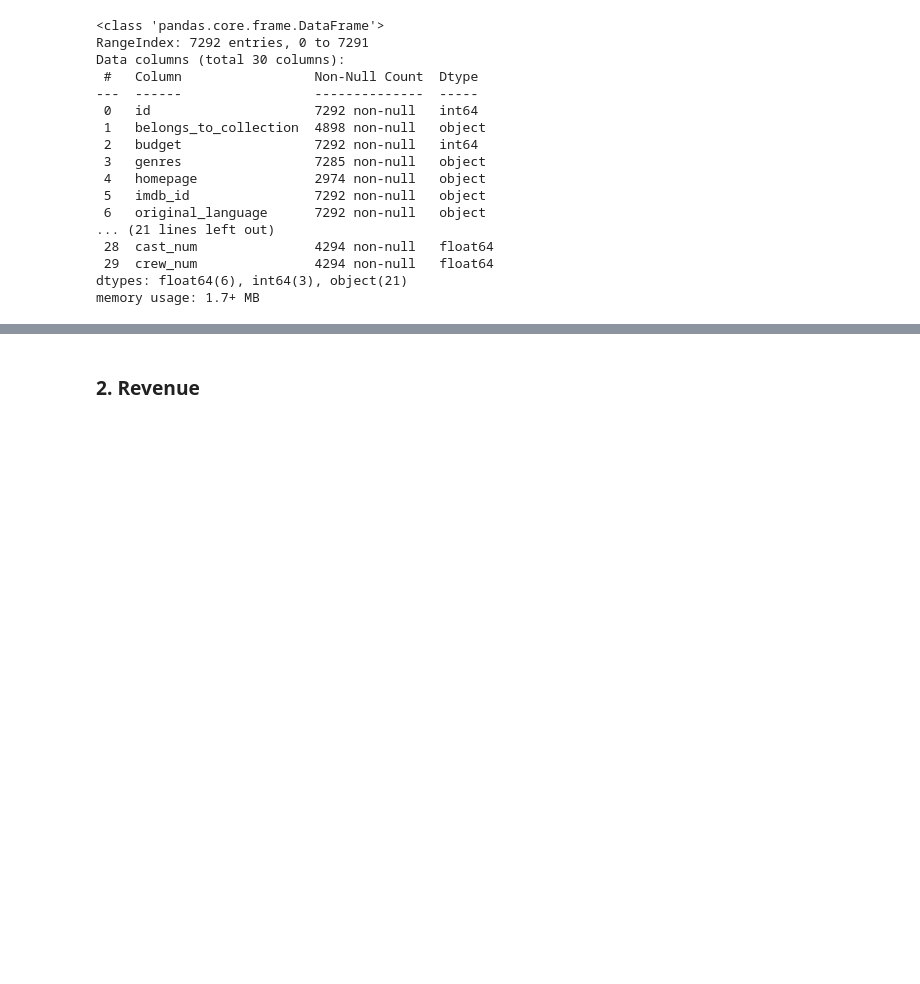
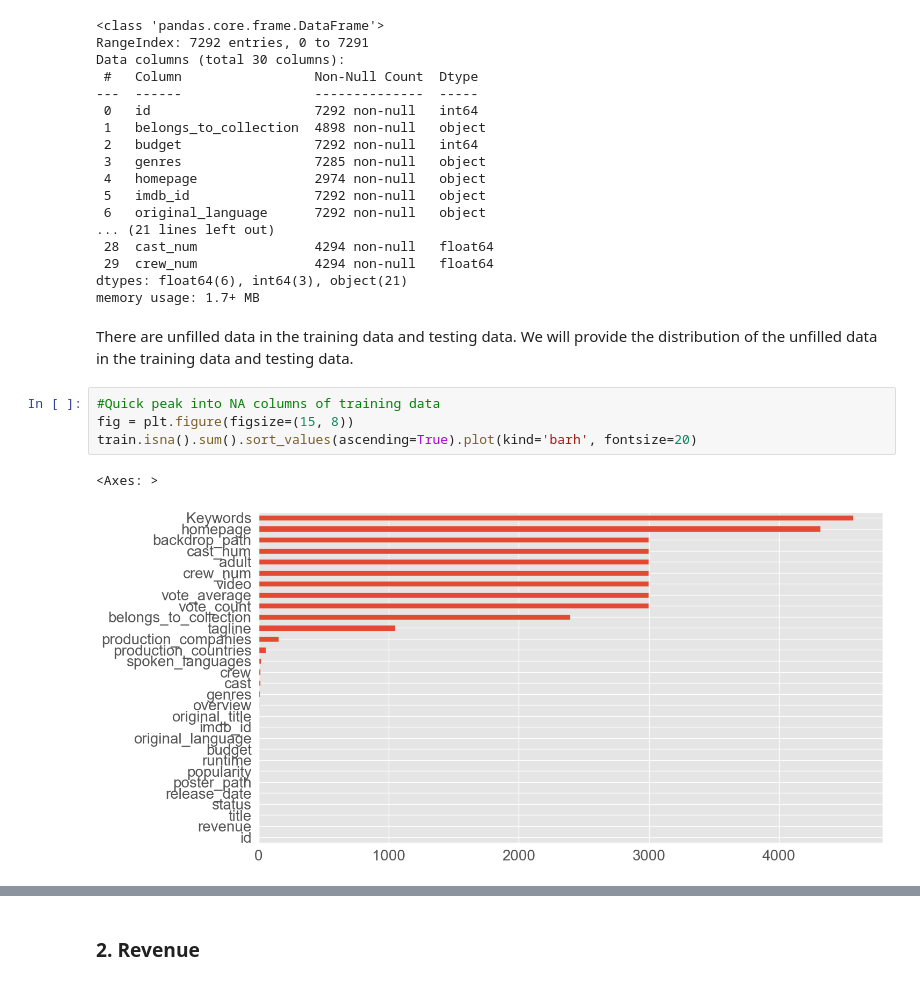
Before and after one commit to RyanYuanyang/TMDB-Movie-Prediction, a Jupyter notebook: DataAnalysis.ipynb, the cells around one changed output, grey strips where cells are left out. Cells and saved outputs as stored; diff of their text form; blank space fills up the shorter version.

```diff
--- a/DataAnalysis.ipynb
+++ b/DataAnalysis.ipynb
@@ -58,3 +57,12 @@ Data columns (total 30 columns):
  29  crew_num               4294 non-null   float64
 dtypes: float64(6), int64(3), object(21)
 memory usage: 1.7+ MB
+# %% [markdown]
+There are unfilled data in the training data and testing data. We will provide the distribution of the unfilled data in the training data and testing data.
+# %%
+#Quick peak into NA columns of training data
+fig = plt.figure(figsize=(15, 8))
+train.isna().sum().sort_values(ascending=True).plot(kind='barh', fontsize=20)
+# %% [output]
+<Axes: >
+[figure, added]
```
Also changed, not shown: parts of 47 cells of this notebook.
